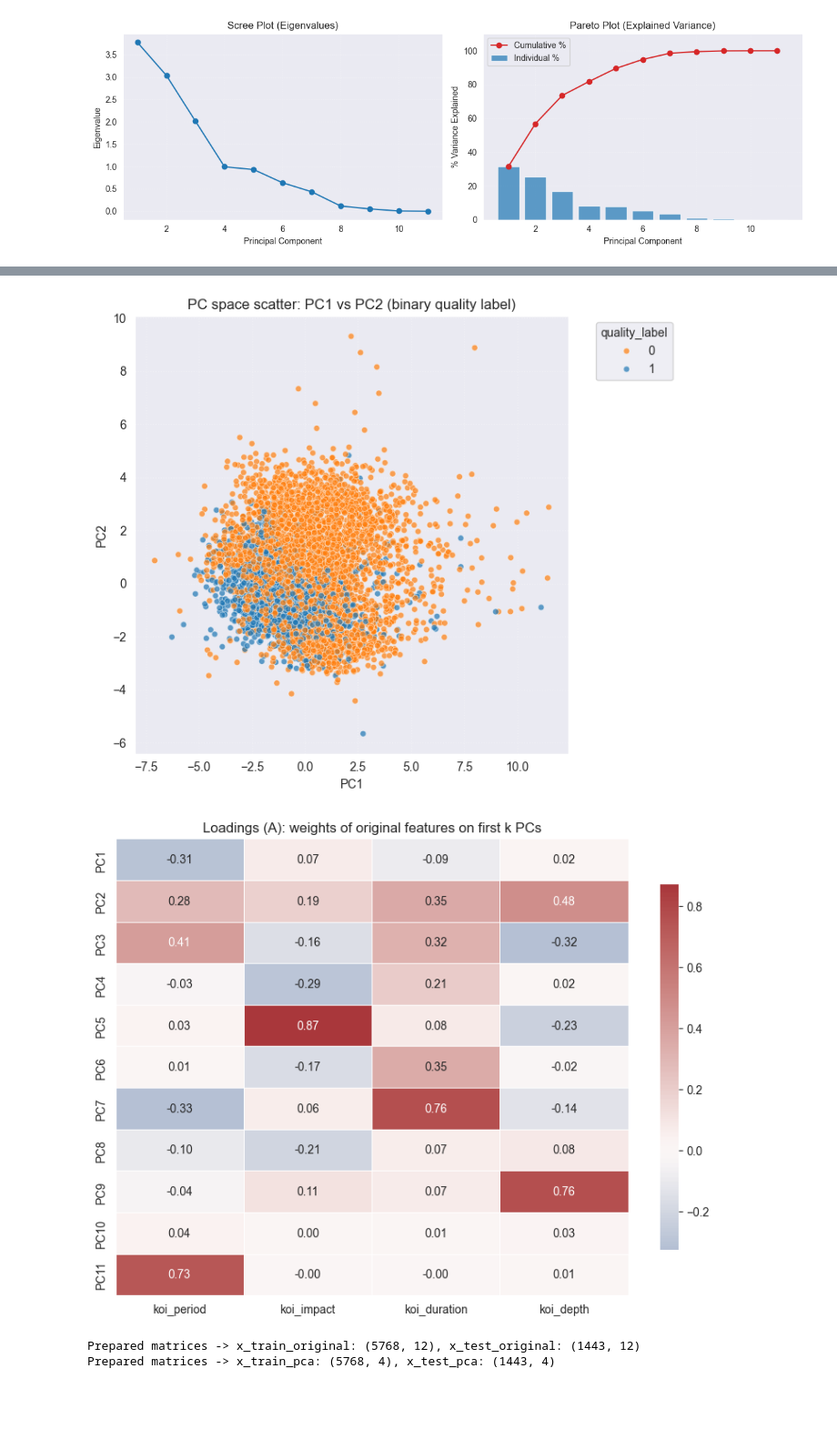
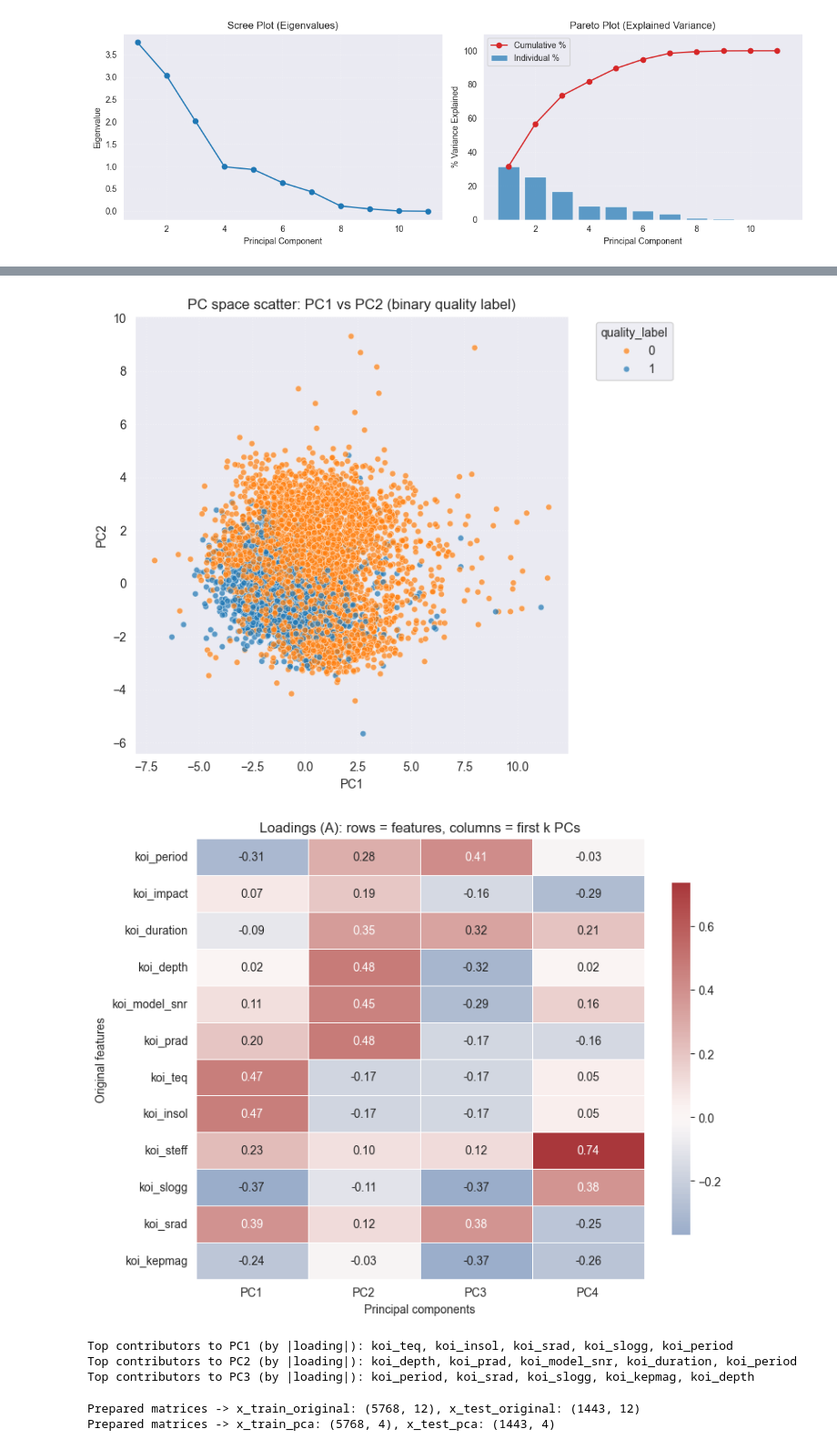
Before and after one commit to ZhuoQiuMcgill/INSE6220-FinalProject, a Jupyter notebook: src/project_code.ipynb, the cells around one changed output, grey strips where cells are left out. Shown at 91% size. Drawn from its saved outputs; the diff is of its cells as text; code cells hidden in the pictures; blank space fills up the shorter version.

```diff
--- a/src/project_code.ipynb
+++ b/src/project_code.ipynb
@@ -13,6 +13,9 @@ from pca import pca
 pd.set_option('display.max_columns', None)
 plt.rcParams['figure.figsize'] = (7, 5)
 
+# Global color palette for binary quality label (0=low, 1=high)
+QUALITY_LABEL_PALETTE = {0: '#ff7f0e', 1: '#1f77b4'}
+
 # Resolve raw and clean paths robustly relative to working directory
 RAW_CANDIDATES = [
     os.path.join('../data', 'koi.csv'),
@@ -463,7 +477,7 @@ ax = sns.scatterplot(
     x='PC1',
     y='PC2',
     hue='quality_label',
-    palette={0: '#ff7f0e', 1: '#1f77b4'},
+    palette=QUALITY_LABEL_PALETTE,
     alpha=0.7,
     s=25,
 )
@@ -473,11 +487,29 @@ ax.grid(True, linestyle=':', alpha=0.4)
 plt.tight_layout()
 plt.show()
 
-# 2) Loadings heatmap for first k PCs
-loadings_k = loadings.iloc[:, :k].copy()
+# 2) Loadings heatmap for first k PCs (rows=features, columns=PCs)
+if 'loadings_pc' not in globals():
+    if 'pca_model' not in globals():
+        raise RuntimeError('loadings_pc not found and pca_model missing. Run the PCA cell first.')
+    loadings_raw = pca_model.results['loadings']
+    idx_str = [str(v) for v in loadings_raw.index]
+    col_str = [str(v) for v in loadings_raw.columns]
+    has_pc_in_index = any(s.startswith('PC') for s in idx_str)
+    has_pc_in_cols = any(s.startswith('PC') for s in col_str)
+    if has_pc_in_index and not has_pc_in_cols:
+        loadings_pc = loadings_raw.copy()
+    elif has_pc_in_cols and not has_pc_in_index:
+        loadings_pc = loadings_raw.T.copy()
+    else:
+        loadings_pc = loadings_raw.T.copy()
+
+# loadings_pc: rows = PCs, columns = features
+loadings_k = loadings_pc.iloc[:k, :].copy()        # shape (k, n_features)
+loadings_plot = loadings_k.T                       # shape (n_features, k)
+
 plt.figure(figsize=(8.2, 6.2))
 ax = sns.heatmap(
-    loadings_k,
+    loadings_plot,
     cmap='vlag',
     center=0,
     annot=True,
@@ -485,14 +517,18 @@ ax = sns.heatmap(
     linewidths=0.4,
     cbar_kws=dict(shrink=0.8),
 )
-ax.set_title('Loadings (A): weights of original features on first k PCs')
+ax.set_title('Loadings (A): rows = features, columns = first k PCs')
+ax.set_xlabel('Principal components')
+ax.set_ylabel('Original features')
 plt.tight_layout()
 plt.show()
 
-# Print top-contributing features for PC1..PC3
-for pc in [f'PC{i}' for i in range(1, min(3, k) + 1)]:
-    if pc in loadings_k.columns:
-        s = loadings_k[pc]
-        top = s.abs().sort_values(ascending=False).head(5).index.tolist()
-        print(f'Top contributors to {pc} (by |loading|): {", ".join(top)}')
+# Print top-contributing features for PC1..PC3 (by absolute loading)
+max_pc_to_report = min(3, k)
+for i in range(1, max_pc_to_report + 1):
+    pc_name = f'PC{i}'
+    if pc_name in loadings_k.index:
+        s = loadings_k.loc[pc_name]
+        top_features = s.abs().sort_values(ascending=False).head(5).index.tolist()
+        print(f'Top contributors to {pc_name} (by |loading|): {", ".join(top_features)}')
 # %% [output]
@@ -500,5 +536,8 @@ for pc in [f'PC{i}' for i in range(1, min(3, k) + 1)]:
 [figure]
-[figure, old version]
+[figure, new version]
+Top contributors to PC1 (by |loading|): koi_teq, koi_insol, koi_srad, koi_slogg, koi_period
+Top contributors to PC2 (by |loading|): koi_depth, koi_prad, koi_model_snr, koi_duration, koi_period
+Top contributors to PC3 (by |loading|): koi_period, koi_srad, koi_slogg, koi_kepmag, koi_depth
 # %%
 # Feature matrices for ML: original standardized 12-D space and PCA-k space
 # Create DataFrames for downstream ML usage (PyCaret)
```
Also changed, not shown: parts of 3 cells of this notebook, 1 other file.
